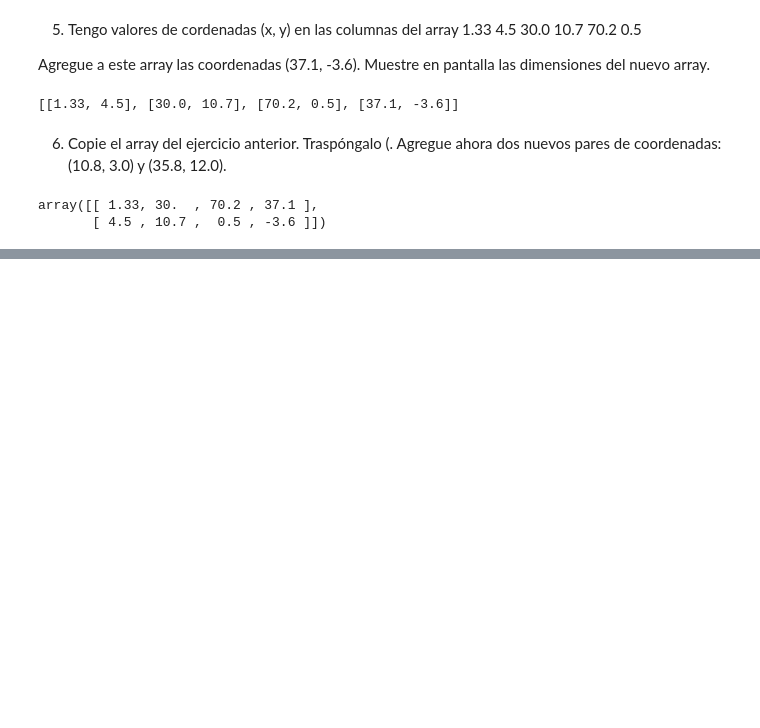
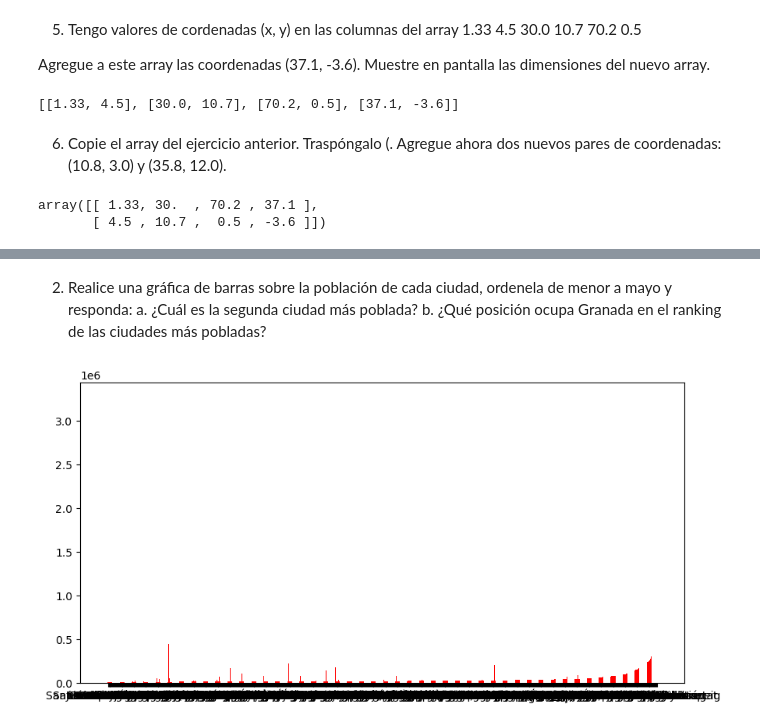
Before and after one commit to fhprime/Laboratorio-3-FH-Data-Science, a Jupyter notebook: Laboratorio 3 FH Data Science.ipynb, the cells around one changed output, grey strips where cells are left out. Cells and saved outputs as stored; diff of their text form; code cells hidden in the pictures; blank space fills up the shorter version.

Commit message:
Grafica de Poblacion

```diff
--- a/Laboratorio 3 FH Data Science.ipynb
+++ b/Laboratorio 3 FH Data Science.ipynb
@@ -93,0 +96,4 @@ array([[ 1.33, 30.  , 70.2 , 37.1 ],
+# %%
+import pandas as pd
+df = pd.read_csv('NucleosPoblacion.csv') # Cargo DataFrame
+df
@@ -93,0 +133,18 @@ array([[ 1.33, 30.  , 70.2 , 37.1 ],
+# %% [markdown]
+2. Realice una gráfica de barras sobre la población de cada
+ciudad, ordenela de menor a mayo y responda:
+a. ¿Cuál es la segunda ciudad más poblada?
+b. ¿Qué posición ocupa Granada en el ranking de
+las ciudades más pobladas?
+# %%
+import matplotlib.pyplot as plt
+df = df.sort_values(by="Poblacion")
+x = df["Municipio"]
+y = df["Poblacion"]
+fig = plt.figure(figsize=(10,5))
+plt.bar(x,y ,color = 'red', width= 0.4)
+plt.show()
+
+# Se observa que la informacion no puede ser leida de forma correcta dada la cantidad de datos
+# %% [output]
+[figure, added]
```
Also changed, not shown: parts of 9 cells of this notebook.
